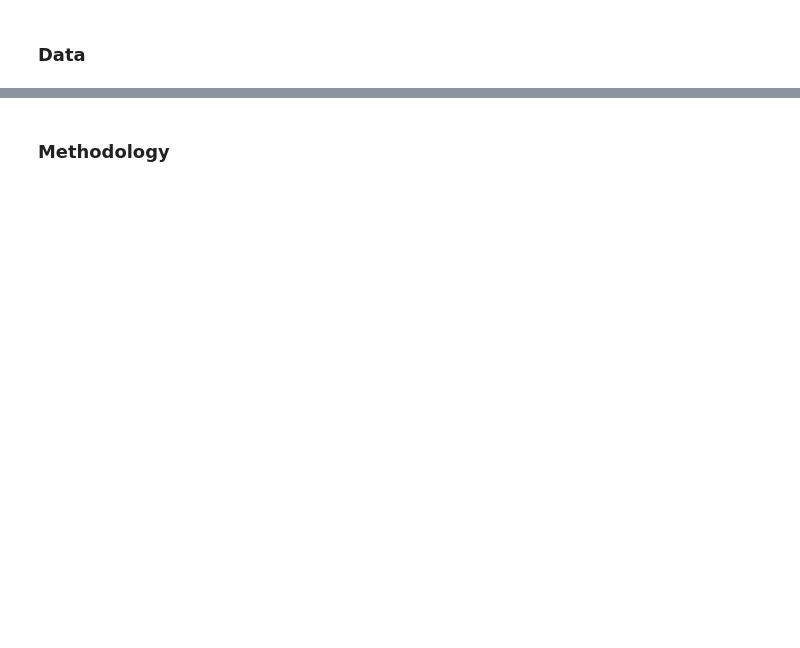
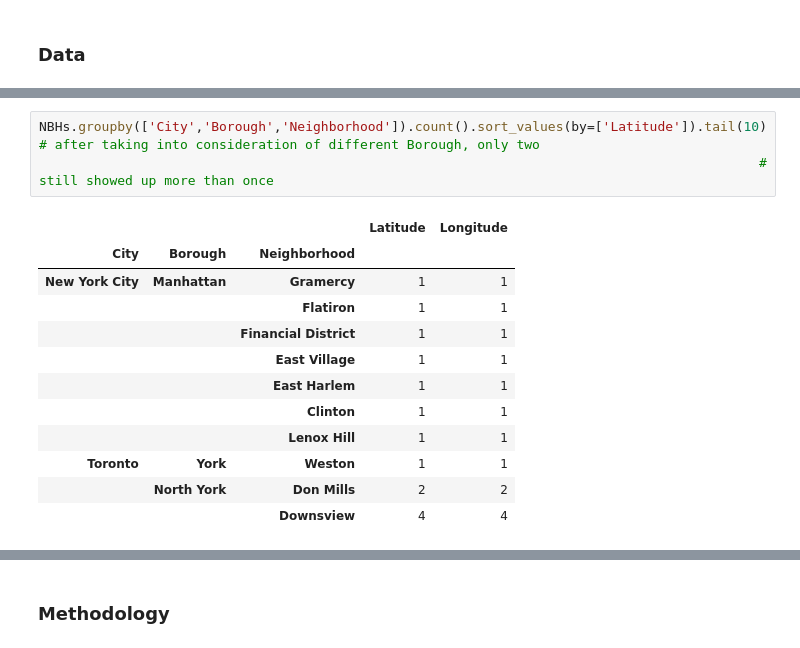
Before and after one commit to Ivoryfamily/Coursera_Capstone, a Jupyter notebook: CapstoneFinal-Battle of the Neighborhoods-wk1.ipynb, the cells around one changed output, grey strips where cells are left out. Drawn from its saved outputs; the diff is of its cells as text; blank space fills up the shorter version.

```diff
--- a/CapstoneFinal-Battle of the Neighborhoods-wk1.ipynb
+++ b/CapstoneFinal-Battle of the Neighborhoods-wk1.ipynb
@@ -35,0 +352,16 @@ Once we have the neighborhood data with the appropriate geographical data for bo
+# %%
+NBHs.groupby(['City','Borough','Neighborhood']).count().sort_values(by=['Latitude']).tail(10) # after taking into consideration of different Borough, only two
+                                                                                            # still showed up more than once
+# %% [output]
+|  |  |  | Latitude | Longitude |
+| City | Borough | Neighborhood |  |  |
+| New York City | Manhattan | Gramercy | 1 | 1 |
+|  |  | Flatiron | 1 | 1 |
+|  |  | Financial District | 1 | 1 |
+|  |  | East Village | 1 | 1 |
+|  |  | East Harlem | 1 | 1 |
+|  |  | Clinton | 1 | 1 |
+|  |  | Lenox Hill | 1 | 1 |
+| Toronto | York | Weston | 1 | 1 |
+|  | North York | Don Mills | 2 | 2 |
+|  |  | Downsview | 4 | 4 |
```
Also changed, not shown: parts of 49 cells of this notebook.
